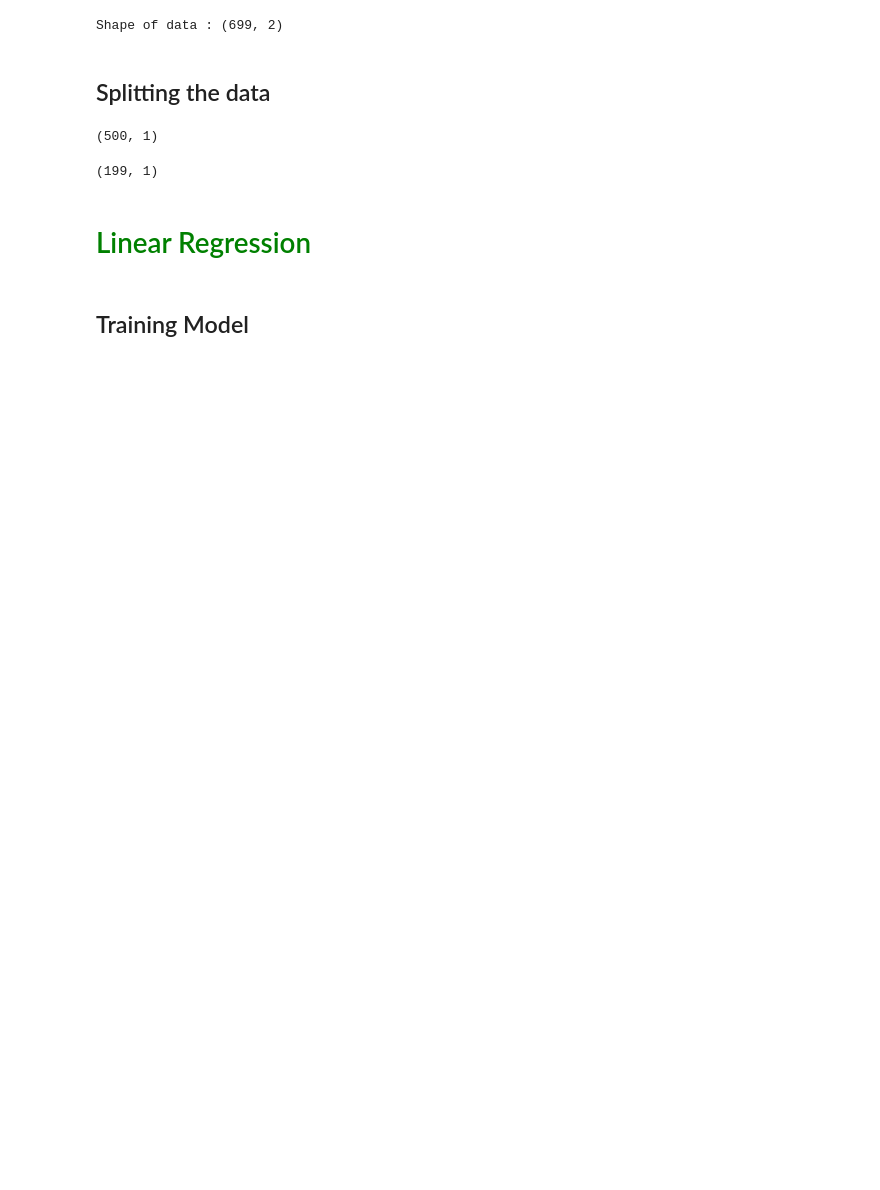
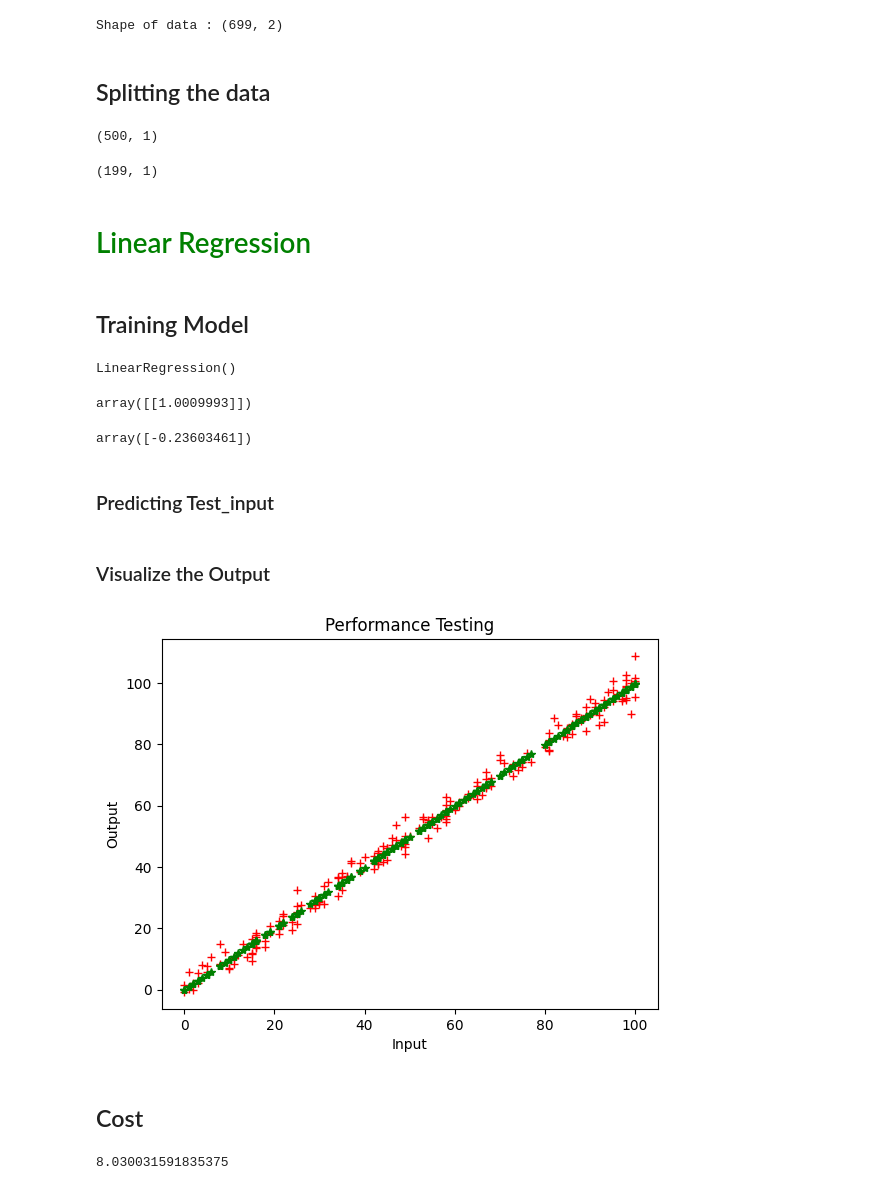
Before and after one commit to vishwajeet02/Machine_Learning_GFG, a Jupyter notebook: Linear_Regression/LR_with_sklearn.ipynb, the cells around one changed output. Drawn from its saved outputs; the diff is of its cells as text; code cells hidden in the pictures; blank space fills up the shorter version.

```diff
--- a/Linear_Regression/LR_with_sklearn.ipynb
+++ b/Linear_Regression/LR_with_sklearn.ipynb
@@ -52,0 +55,35 @@ test_input.shape
+# %%
+# Intialize the models
+lr_model = LinearRegression()
+# %%
+# All steps did by it
+lr_model.fit(train_input,train_output)
+# %% [output]
+LinearRegression()
+# %%
+# This will give the m parameter
+lr_model.coef_
+# %% [output]
+array([[1.0009993]])
+# %%
+# this will give the c parameter
+lr_model.intercept_
+# %% [output]
+array([-0.23603461])
+# %% [markdown]
+### Predicting Test_input
+# %%
+test_prediction = lr_model.predict(test_input)
+# %% [markdown]
+### Visualize the Output
+# %%
+plt.plot(test_input,test_output,'+',color = 'red')
+plt.plot(test_input,test_prediction,'*',color = 'green')
+plt.title('Performance Testing')
+plt.xlabel('Input')
+plt.ylabel('Output')
+plt.show()
+# %% [output]
+[figure, added]
+# %% [markdown]
+## Cost
@@ -52,0 +94,4 @@ test_input.shape
+# %%
+cost
+# %% [output]
+8.030031591835375
```
Also changed, not shown: parts of 2 cells of this notebook.
